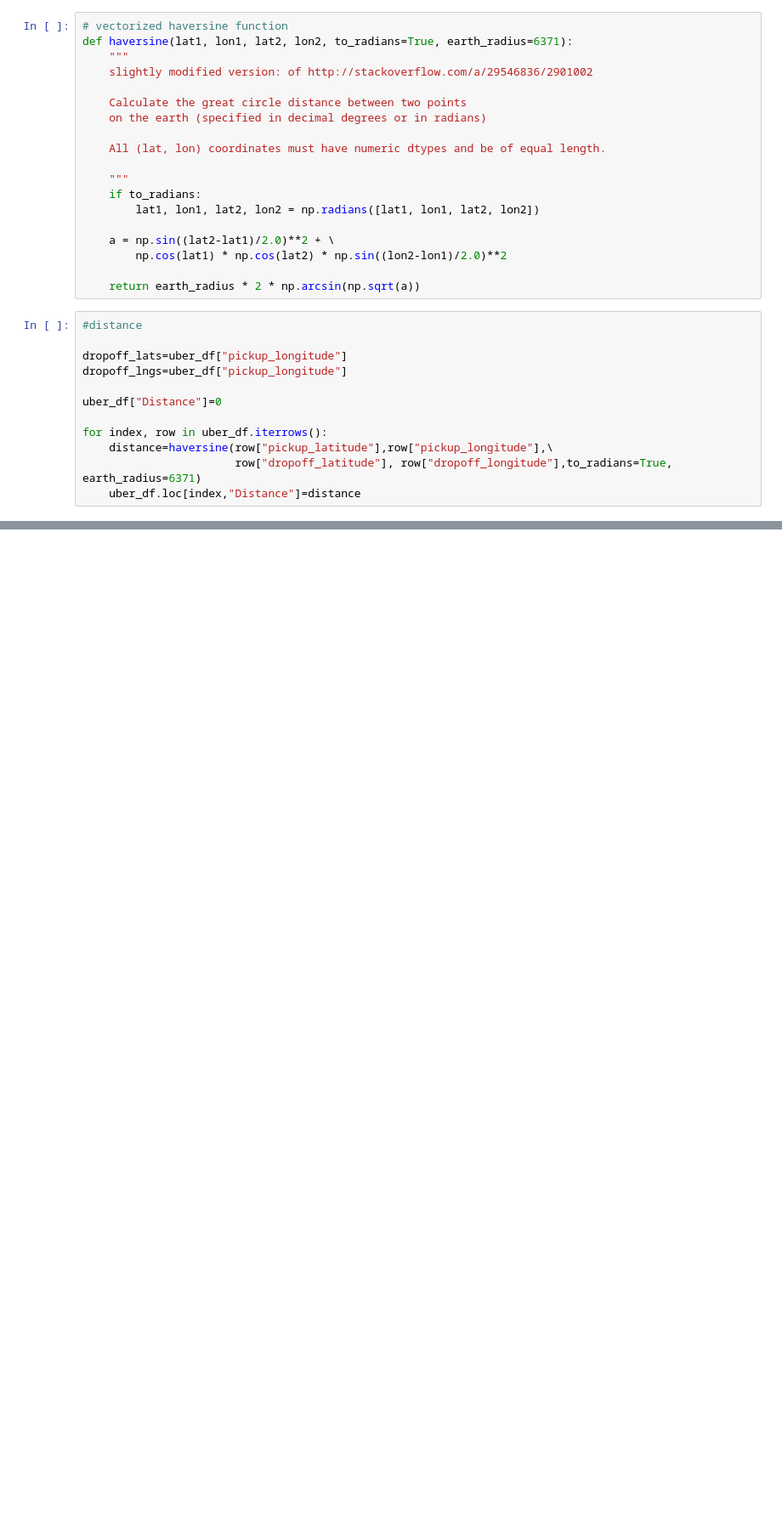
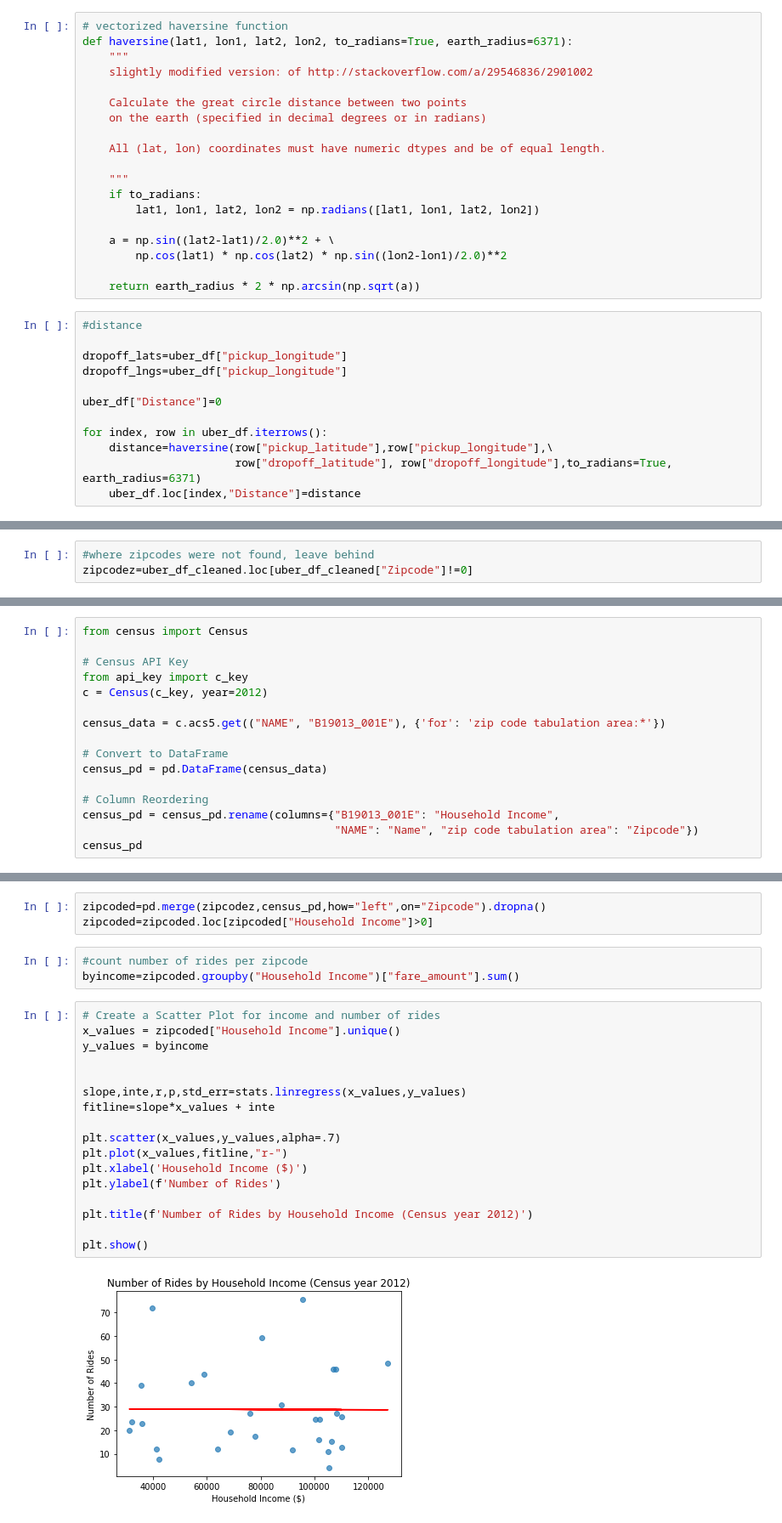
Before and after one commit to turgutugur/project_1_repo, a Jupyter notebook: group5_UberData_project1.ipynb, the cells around one changed output, grey strips where cells are left out. Shown at 85% size. Drawn from its saved outputs; the diff is of its cells as text; blank space fills up the shorter version.

```diff
--- a/group5_UberData_project1.ipynb
+++ b/group5_UberData_project1.ipynb
@@ -118,0 +136,3 @@ uber_df_cleaned
+# %%
+#where zipcodes were not found, leave behind
+zipcodez=uber_df_cleaned.loc[uber_df_cleaned["Zipcode"]!=0]
@@ -118,0 +146,16 @@ uber_df_cleaned
+# %%
+from census import Census
+
+# Census API Key
+from api_key import c_key
+c = Census(c_key, year=2012)
+
+census_data = c.acs5.get(("NAME", "B19013_001E"), {'for': 'zip code tabulation area:*'})
+
+# Convert to DataFrame
+census_pd = pd.DataFrame(census_data)
+
+# Column Reordering
+census_pd = census_pd.rename(columns={"B19013_001E": "Household Income",
+                                      "NAME": "Name", "zip code tabulation area": "Zipcode"})
+census_pd
@@ -119,3 +176,28 @@ uber_df_cleaned
+# %%
+zipcoded=pd.merge(zipcodez,census_pd,how="left",on="Zipcode").dropna()
+zipcoded=zipcoded.loc[zipcoded["Household Income"]>0]
+# %%
+#count number of rides per zipcode
+byincome=zipcoded.groupby("Household Income")["fare_amount"].sum()
+# %%
+# Create a Scatter Plot for income and number of rides
+x_values = zipcoded["Household Income"].unique()
+y_values = byincome
+
+
+slope,inte,r,p,std_err=stats.linregress(x_values,y_values)
+fitline=slope*x_values + inte
+
+plt.scatter(x_values,y_values,alpha=.7)
+plt.plot(x_values,fitline,"r-")
+plt.xlabel('Household Income ($)')
+plt.ylabel(f'Number of Rides')
+
+plt.title(f'Number of Rides by Household Income (Census year 2012)')
+
+plt.show()
+# %% [output]
+[figure, added]
 # %%
 # Most Popular Pick up times & how it correlates to price (plot, basic stats dataframe) -Neil
 
```
Also changed, not shown: parts of 14 cells of this notebook, 1 other file.
